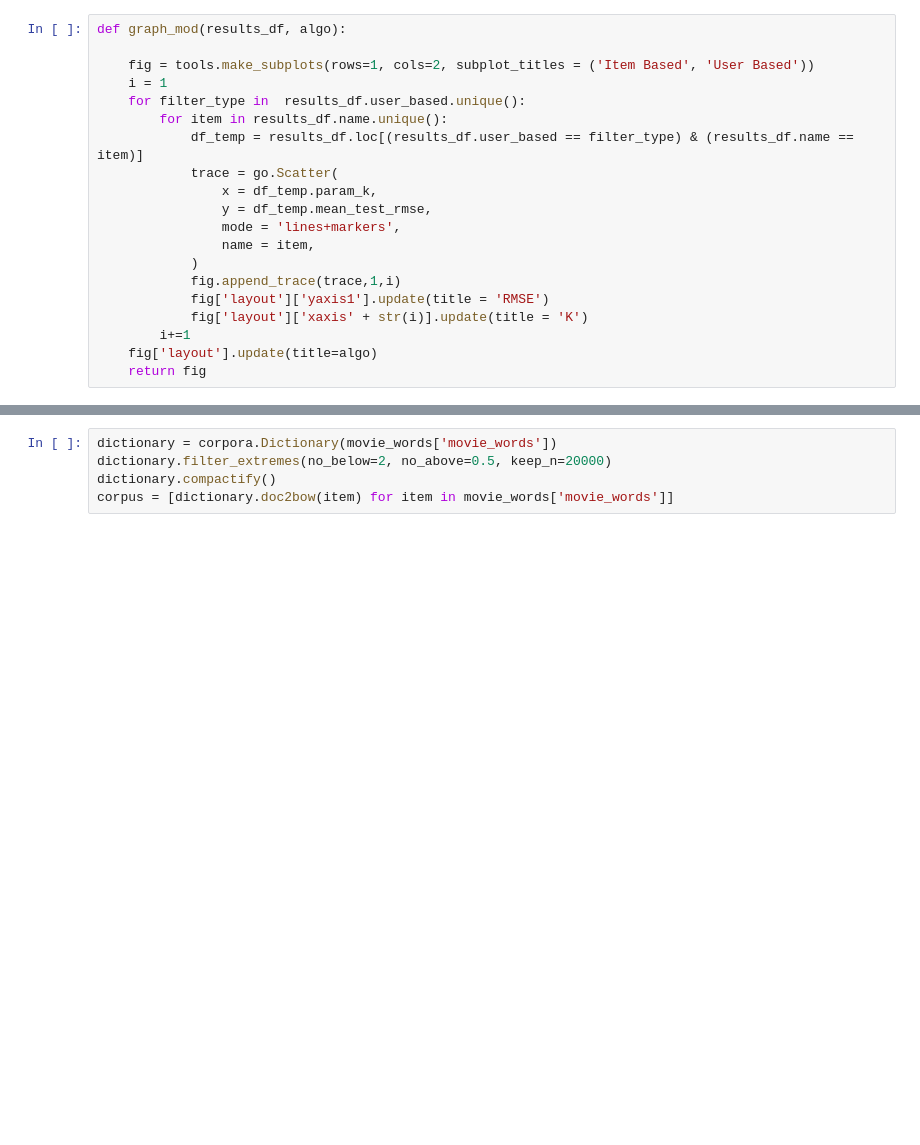
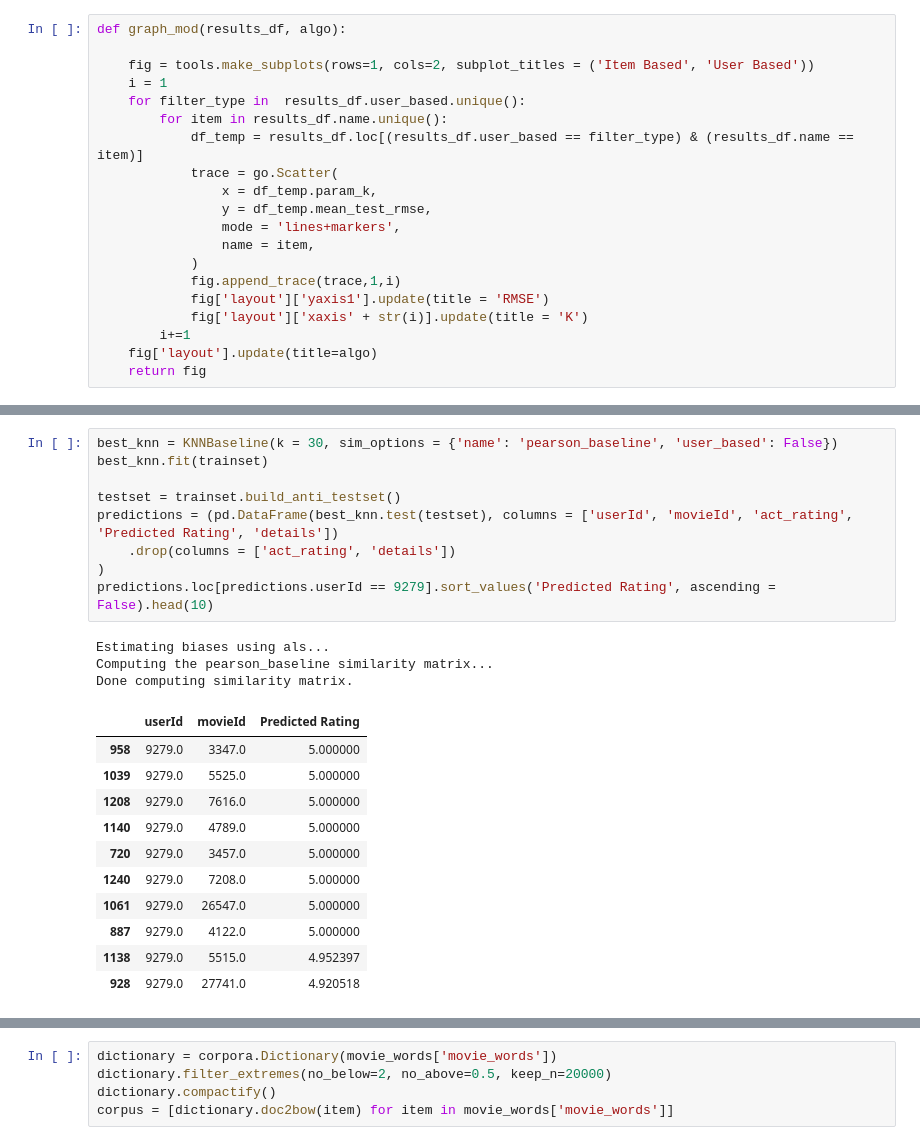
Before and after one commit to TheFedExpress/DATA612, a Jupyter notebook: Project2/Project 2.ipynb, the cells around one changed output, grey strips where cells are left out. Cells and saved outputs as stored; diff of their text form; blank space fills up the shorter version.

```diff
--- a/Project2/Project 2.ipynb
+++ b/Project2/Project 2.ipynb
@@ -166,0 +182,24 @@ This is the format of your plot grid:
+# %%
+best_knn = KNNBaseline(k = 30, sim_options = {'name': 'pearson_baseline', 'user_based': False})
+best_knn.fit(trainset)
+
+testset = trainset.build_anti_testset()
+predictions = (pd.DataFrame(best_knn.test(testset), columns = ['userId', 'movieId', 'act_rating', 'Predicted Rating', 'details'])
+    .drop(columns = ['act_rating', 'details'])
+)
+predictions.loc[predictions.userId == 9279].sort_values('Predicted Rating', ascending = False).head(10)
+# %% [output]
+Estimating biases using als...
+Computing the pearson_baseline similarity matrix...
+Done computing similarity matrix.
+|  | userId | movieId | Predicted Rating |
+| 958 | 9279.0 | 3347.0 | 5.000000 |
+| 1039 | 9279.0 | 5525.0 | 5.000000 |
+| 1208 | 9279.0 | 7616.0 | 5.000000 |
+| 1140 | 9279.0 | 4789.0 | 5.000000 |
+| 720 | 9279.0 | 3457.0 | 5.000000 |
+| 1240 | 9279.0 | 7208.0 | 5.000000 |
+| 1061 | 9279.0 | 26547.0 | 5.000000 |
+| 887 | 9279.0 | 4122.0 | 5.000000 |
+| 1138 | 9279.0 | 5515.0 | 4.952397 |
+| 928 | 9279.0 | 27741.0 | 4.920518 |
```
Also changed, not shown: parts of 21 cells of this notebook.
